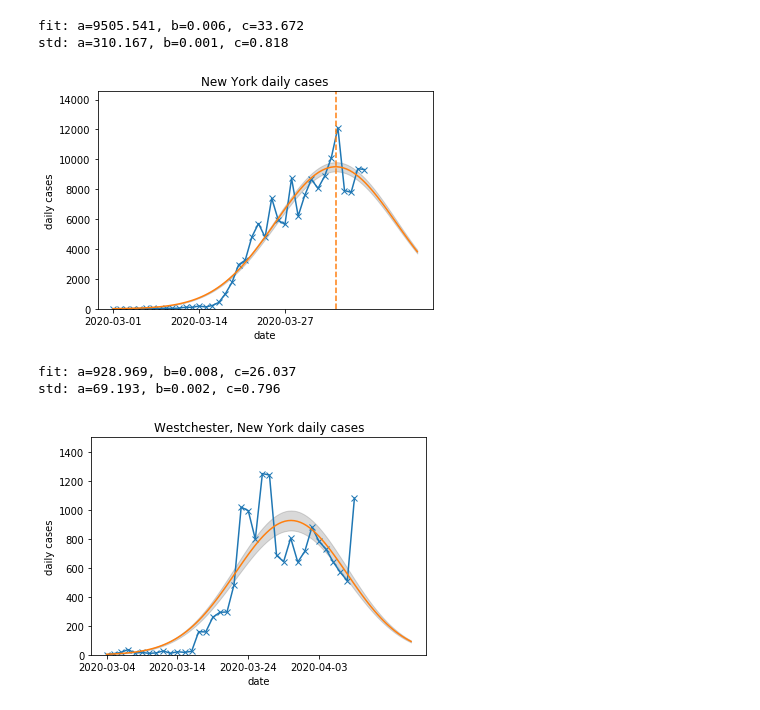
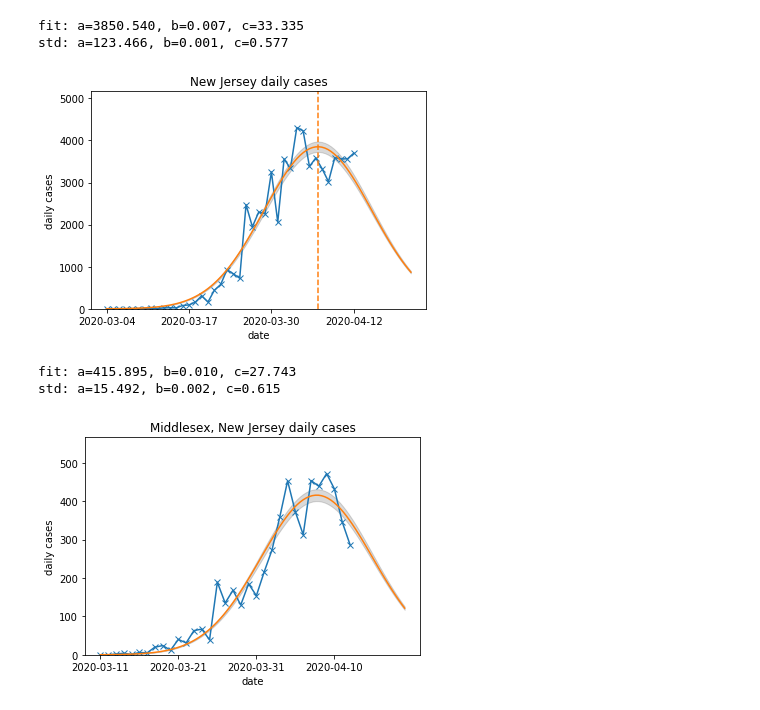
Before and after one commit to Plamen0606/Covid-19, a Jupyter notebook: Covid-19 Plots.ipynb, the cells around one changed output. Cells and saved outputs as stored; diff of their text form; code cells hidden in the pictures.

```diff
--- a/Covid-19 Plots.ipynb
+++ b/Covid-19 Plots.ipynb
@@ -9,8 +10,8 @@ from scipy.special import erf
 # %%
 #Import data from same folder
 
-data=pd.read_csv('us-counties.csv')
-datastate=pd.read_csv('us-states.csv')
+data=pd.read_csv('https://raw.githubusercontent.com/nytimes/covid-19-data/master/us-counties.csv',error_bad_lines=False)
+datastate=pd.read_csv('https://raw.githubusercontent.com/nytimes/covid-19-data/master/us-states.csv',error_bad_lines=False)
 # %%
 #Fit to cumulative cases (not shown)
 
@@ -133,14 +134,14 @@ def plotstaterate(name):
     ax.set_title(name+' daily cases')
     return plt.show()
 # %%
-plotstaterate('New York')
+plotstaterate('New Jersey')
 # %% [output]
-fit: a=9505.541, b=0.006, c=33.672
-std: a=310.167, b=0.001, c=0.818
+fit: a=3850.540, b=0.007, c=33.335
+std: a=123.466, b=0.001, c=0.577
-[figure, old version]
+[figure, new version]
 # %%
-plotcountyrate('Westchester','New York')
+plotcountyrate('Middlesex','New Jersey')
 # %% [output]
-fit: a=928.969, b=0.008, c=26.037
-std: a=69.193, b=0.002, c=0.796
+fit: a=415.895, b=0.010, c=27.743
+std: a=15.492, b=0.002, c=0.615
-[figure, old version]
+[figure, new version]
```
Also changed, not shown: parts of 1 cell of this notebook.
